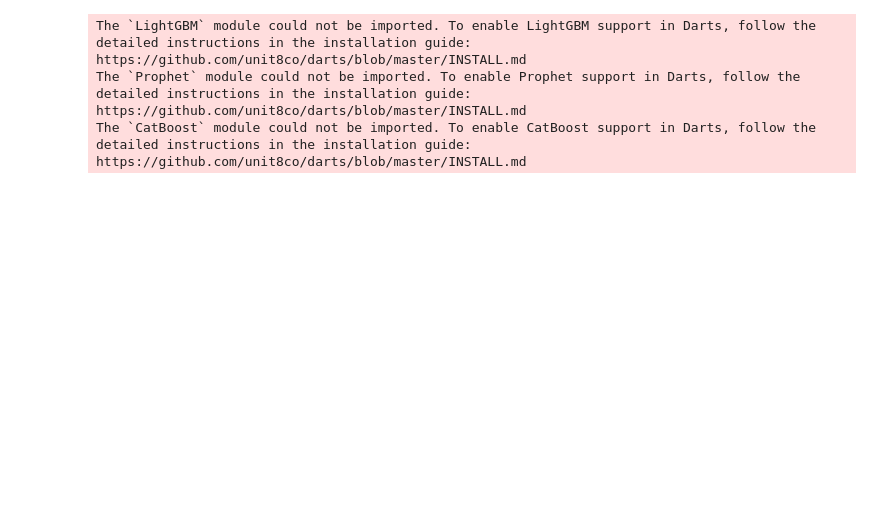
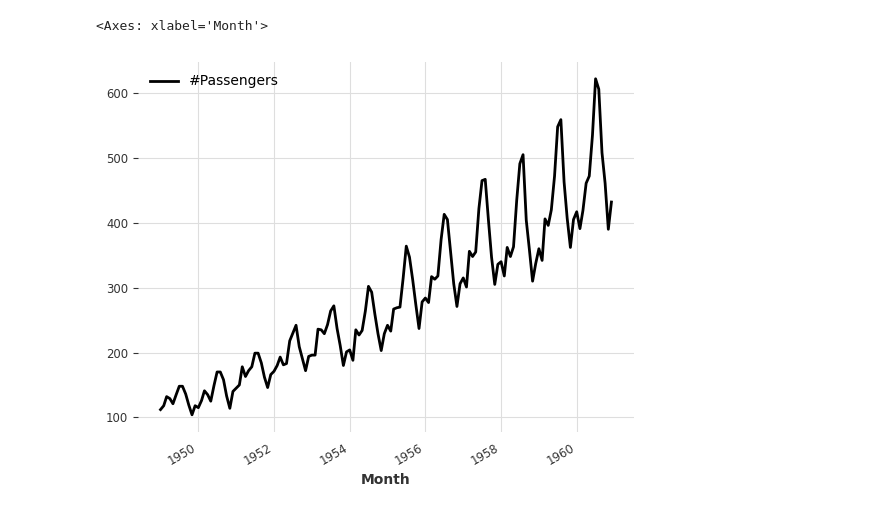
Before and after one commit to elsebasmar/london-bss, a Jupyter notebook: londonbss/notebooks/timeseries/darts_trial.ipynb, the cells around one changed output. Cells and saved outputs as stored; diff of their text form; code cells hidden in the pictures; blank space fills up the shorter version.

Commit message:
Last updated files
Updated model files

Updated 2

```diff
--- a/londonbss/notebooks/timeseries/darts_trial.ipynb
+++ b/londonbss/notebooks/timeseries/darts_trial.ipynb
@@ -1,47 +0,0 @@
-# %%
-# fix python path if working locally
-# from utils import fix_pythonpath_if_working_locally
-
-# fix_pythonpath_if_working_locally()
-
-import pandas as pd
-import numpy as np
-import torch
-import matplotlib.pyplot as plt
-
-from darts import TimeSeries
-from darts.utils.timeseries_generation import (
-    gaussian_timeseries,
-    linear_timeseries,
-    sine_timeseries,
-)
-from darts.models import (
-    RNNModel,
-    TCNModel,
-    TransformerModel,
-    NBEATSModel,
-    BlockRNNModel,
-    VARIMA,
-)
-from darts.metrics import mape, smape, mae
-from darts.dataprocessing.transformers import Scaler
-from darts.utils.timeseries_generation import datetime_attribute_timeseries
-from darts.datasets import AirPassengersDataset, MonthlyMilkDataset, ElectricityDataset
-
-import logging
-
-logging.disable(logging.CRITICAL)
-
-import warnings
-
-warnings.filterwarnings("ignore")
-
-%matplotlib inline
-
-# for reproducibility
-torch.manual_seed(1)
-np.random.seed(1)
-# %% [output]
-The `LightGBM` module could not be imported. To enable LightGBM support in Darts, follow the detailed instructions in the installation guide: https://github.com/unit8co/darts/blob/master/INSTALL.md
-The `Prophet` module could not be imported. To enable Prophet support in Darts, follow the detailed instructions in the installation guide: https://github.com/unit8co/darts/blob/master/INSTALL.md
-The `CatBoost` module could not be imported. To enable CatBoost support in Darts, follow the detailed instructions in the installation guide: https://github.com/unit8co/darts/blob/master/INSTALL.md
@@ -49,0 +10,6 @@ multi_serie_elec = ElectricityDataset().load()
+# %%
+series = AirPassengersDataset().load()
+series.plot()
+# %% [output]
+<Axes: xlabel='Month'>
+[figure, added]
```
Also changed, not shown: parts of 5 cells of this notebook, 12 other files.
